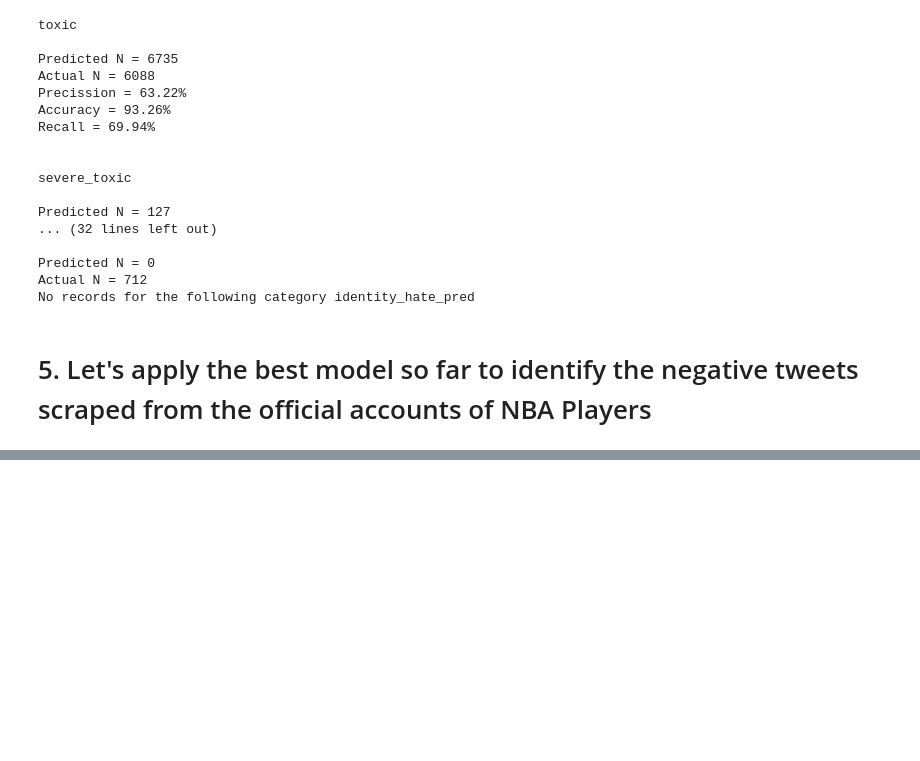
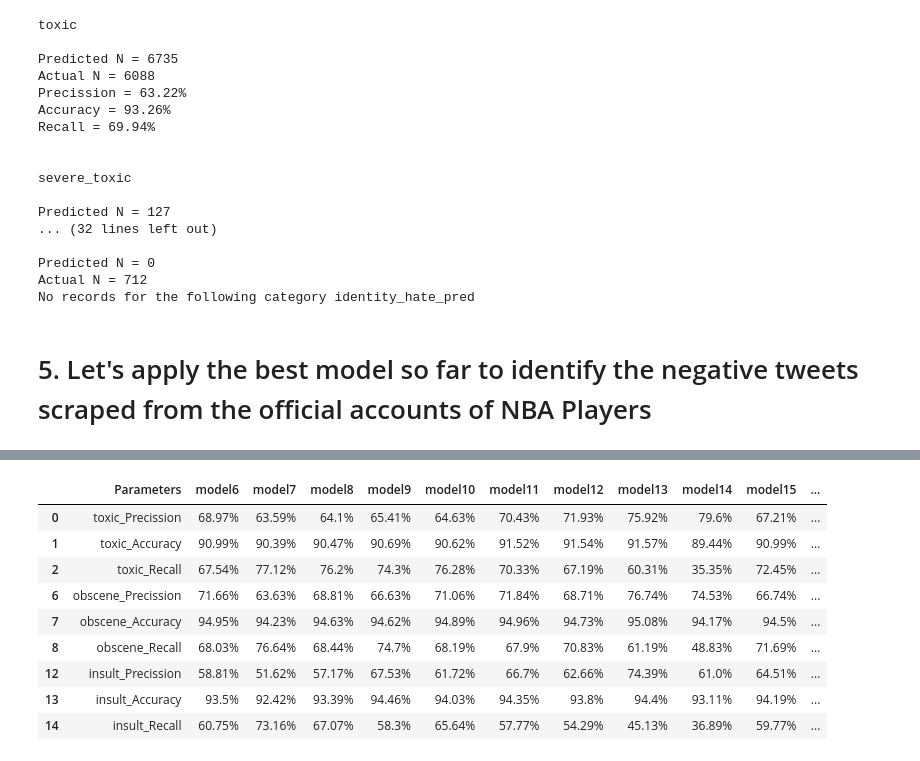
Before and after one commit to anishphilljoe/NLP, a Jupyter notebook: Final_Submission.ipynb, the cells around one changed output, grey strips where cells are left out. Drawn from its saved outputs; the diff is of its cells as text; code cells hidden in the pictures; blank space fills up the shorter version.

```diff
--- a/Final_Submission.ipynb
+++ b/Final_Submission.ipynb
@@ -1279,0 +2085,15 @@ tweet_df_tt.head()
+# %%
+acc[acc.Parameters.isin(['toxic_Precission','toxic_Accuracy','toxic_Recall',
+                         'obscene_Precission','obscene_Accuracy','obscene_Recall',
+                         'insult_Precission','insult_Accuracy','insult_Recall'])]
+# %% [output]
+|  | Parameters | model6 | model7 | model8 | model9 | model10 | model11 | model12 | model13 | model14 | model15 | ... |
+| 0 | toxic_Precission | 68.97% | 63.59% | 64.1% | 65.41% | 64.63% | 70.43% | 71.93% | 75.92% | 79.6% | 67.21% | ... |
+| 1 | toxic_Accuracy | 90.99% | 90.39% | 90.47% | 90.69% | 90.62% | 91.52% | 91.54% | 91.57% | 89.44% | 90.99% | ... |
+| 2 | toxic_Recall | 67.54% | 77.12% | 76.2% | 74.3% | 76.28% | 70.33% | 67.19% | 60.31% | 35.35% | 72.45% | ... |
+| 6 | obscene_Precission | 71.66% | 63.63% | 68.81% | 66.63% | 71.06% | 71.84% | 68.71% | 76.74% | 74.53% | 66.74% | ... |
+| 7 | obscene_Accuracy | 94.95% | 94.23% | 94.63% | 94.62% | 94.89% | 94.96% | 94.73% | 95.08% | 94.17% | 94.5% | ... |
+| 8 | obscene_Recall | 68.03% | 76.64% | 68.44% | 74.7% | 68.19% | 67.9% | 70.83% | 61.19% | 48.83% | 71.69% | ... |
+| 12 | insult_Precission | 58.81% | 51.62% | 57.17% | 67.53% | 61.72% | 66.7% | 62.66% | 74.39% | 61.0% | 64.51% | ... |
+| 13 | insult_Accuracy | 93.5% | 92.42% | 93.39% | 94.46% | 94.03% | 94.35% | 93.8% | 94.4% | 93.11% | 94.19% | ... |
+| 14 | insult_Recall | 60.75% | 73.16% | 67.07% | 58.3% | 65.64% | 57.77% | 54.29% | 45.13% | 36.89% | 59.77% | ... |
```
Also changed, not shown: parts of 59 cells of this notebook.
